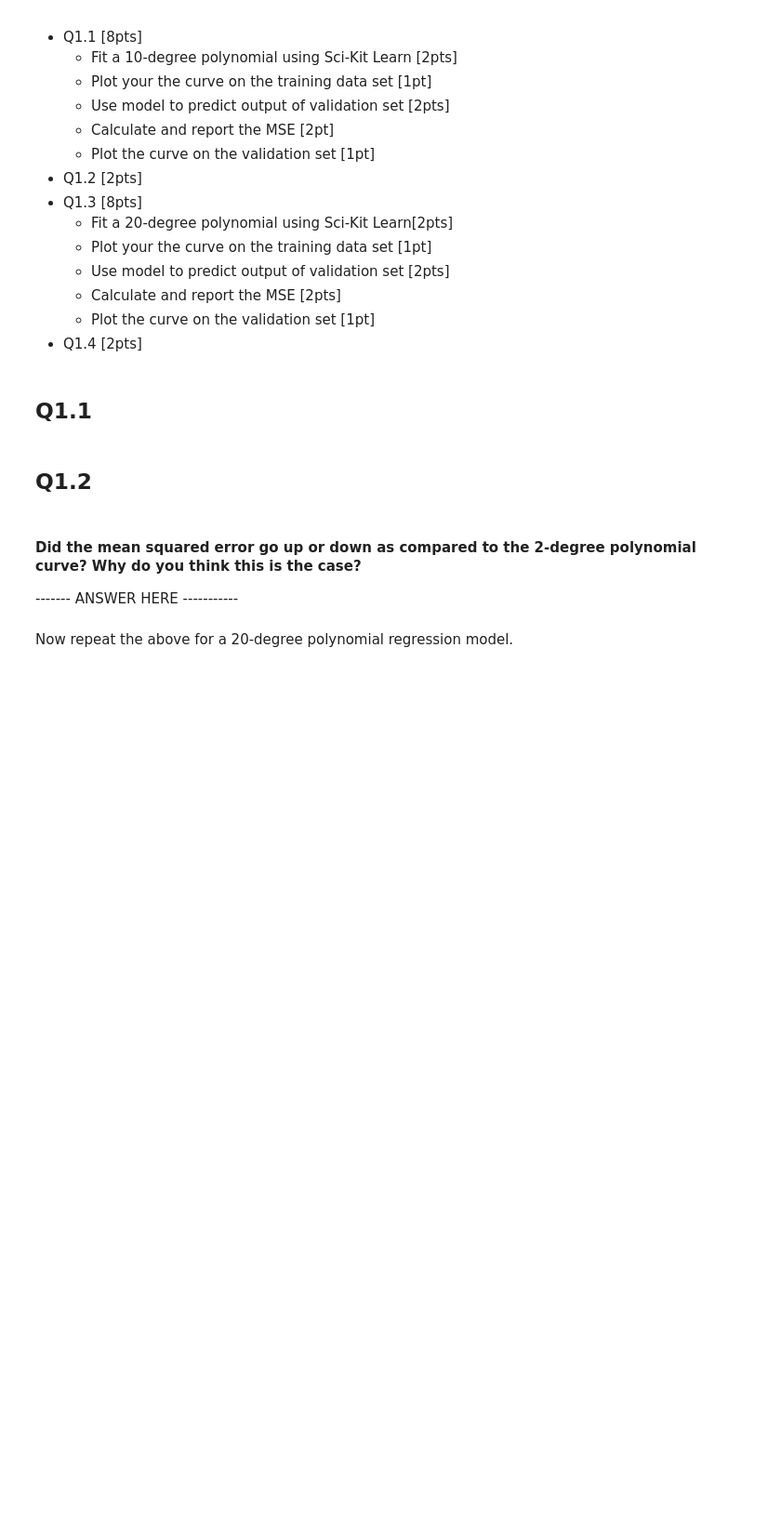
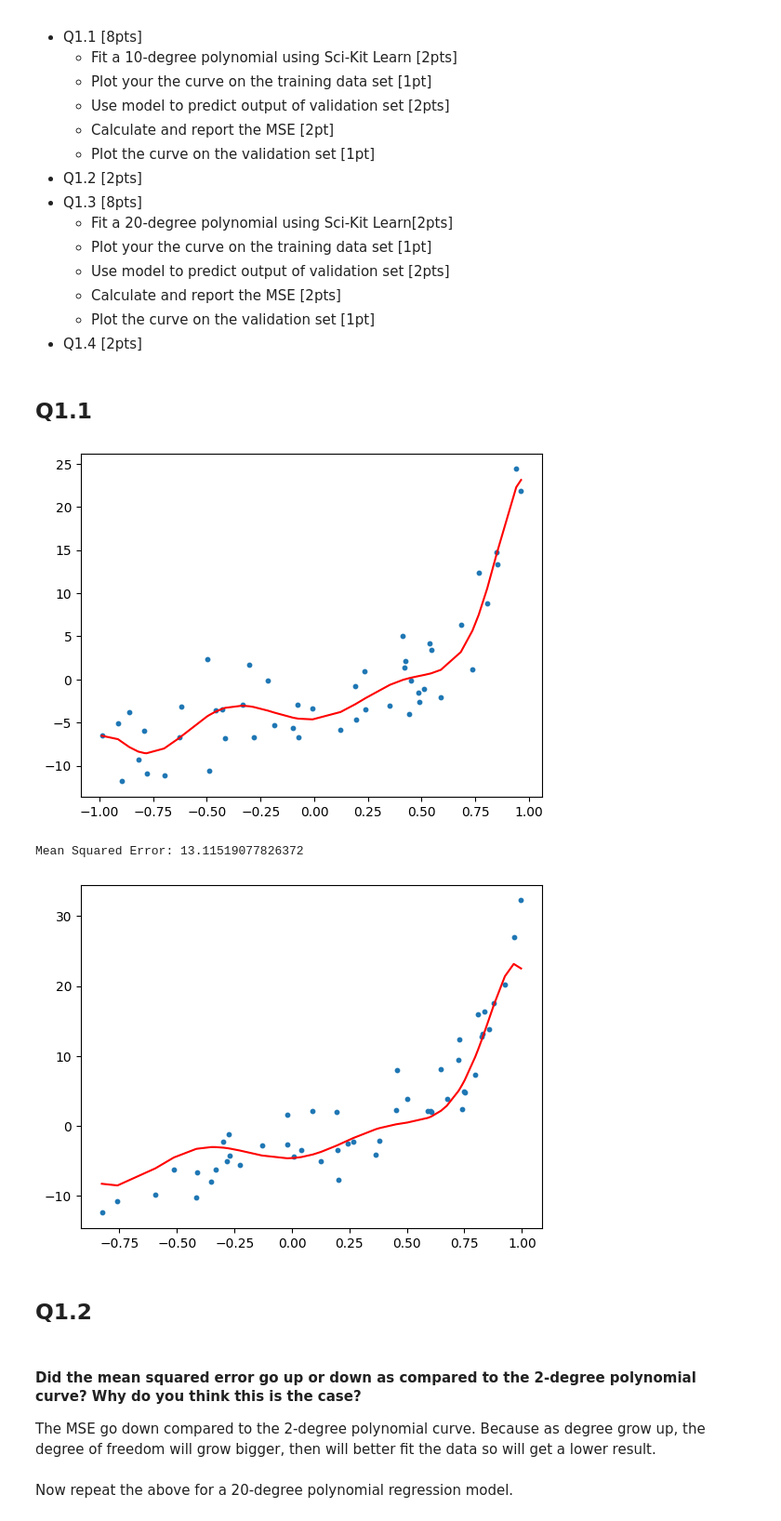
Before and after one commit to AuthorityWang/ShanghaiTech-CS182HW, a Jupyter notebook: coding/hw1_coding.ipynb, the cells around one changed output. Shown: that part at 93% size. Cells and saved outputs as stored; diff of their text form; code cells hidden in the pictures; blank space fills up the shorter version.

```diff
--- a/coding/hw1_coding.ipynb
+++ b/coding/hw1_coding.ipynb
@@ -257,18 +280,33 @@ Grading policy:
 ## Q1.1
 # %%
 ### YOUR CODE HERE - Fit a 10-degree polynomial using Sci-Kit Learn
-
+polynomial_features = PolynomialFeatures(degree=10)
+x_poly = polynomial_features.fit_transform(train_x)
+model = LinearRegression()
+model.fit(x_poly, train_y)
+y_poly_pred = model.predict(x_poly)
 ### YOUR CODE HERE - Plot your the curve on the training data set
-
+plt.scatter(train_x, train_y, s=10)
+plt.plot(train_x, y_poly_pred, color='r')
+plt.show()
 ### YOUR CODE HERE - Use model to predict output of validation set
-
+valid_y_poly_pred = model.predict(polynomial_features.fit_transform(valid_x))
 ### YOUR CODE HERE - Calculate the MSE. Report and plot the curve on the validation set.
+mse = mean_squared_error(valid_y, valid_y_poly_pred)
+print("Mean Squared Error: {}".format(mse))
+plt.scatter(valid_x, valid_y, s=10)
+plt.plot(valid_x, valid_y_poly_pred, color='r')
+plt.show()
+# %% [output]
+[figure, added]
+Mean Squared Error: 13.11519077826372
+[figure, added]
 # %% [markdown]
 ## Q1.2
 # %% [markdown]
 #### Did the mean squared error go up or down as compared to the 2-degree polynomial curve? Why do you think this is the case?
 
-------- ANSWER HERE -----------
+The MSE go down compared to the 2-degree polynomial curve. Because as degree grow up, the degree of freedom will grow bigger, then will better fit the data so will get a lower result.
 # %% [markdown]
 Now repeat the above for a 20-degree polynomial regression model.
 # %% [markdown]
```
Also changed, not shown: parts of 6 cells of this notebook.
